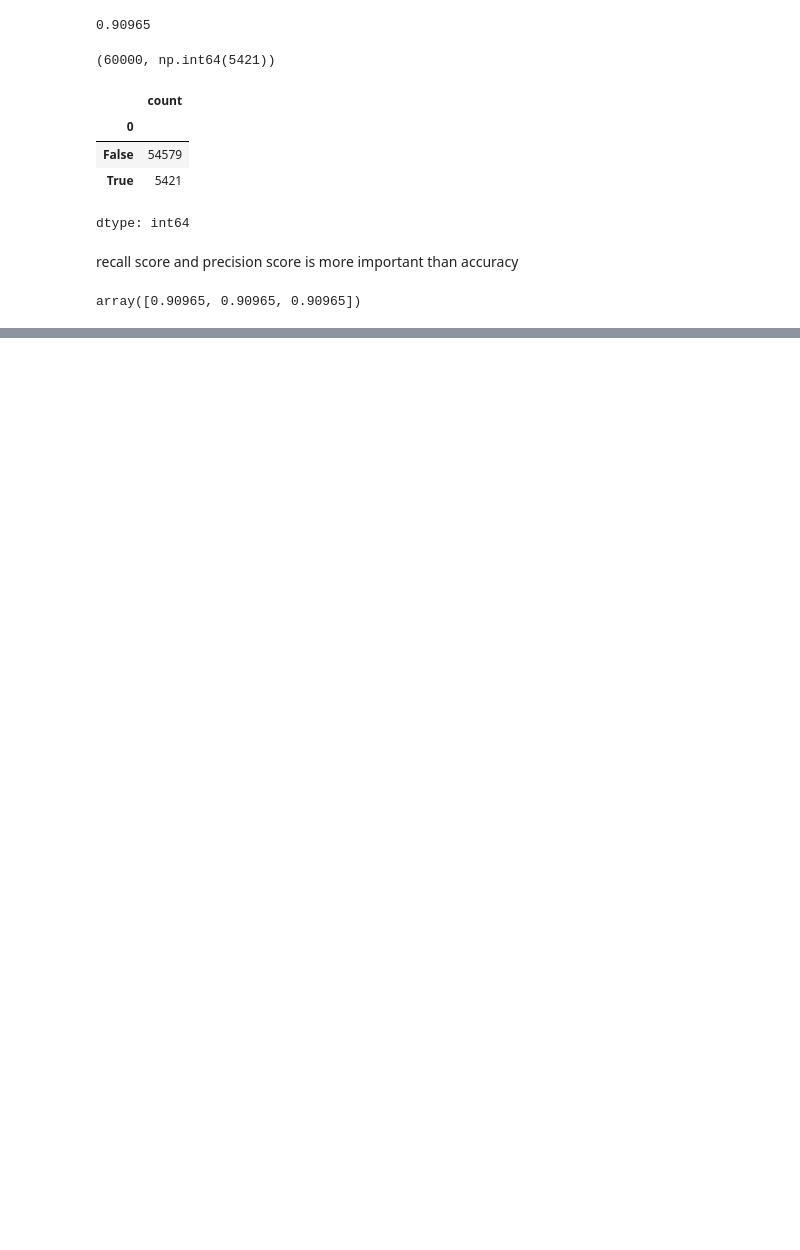
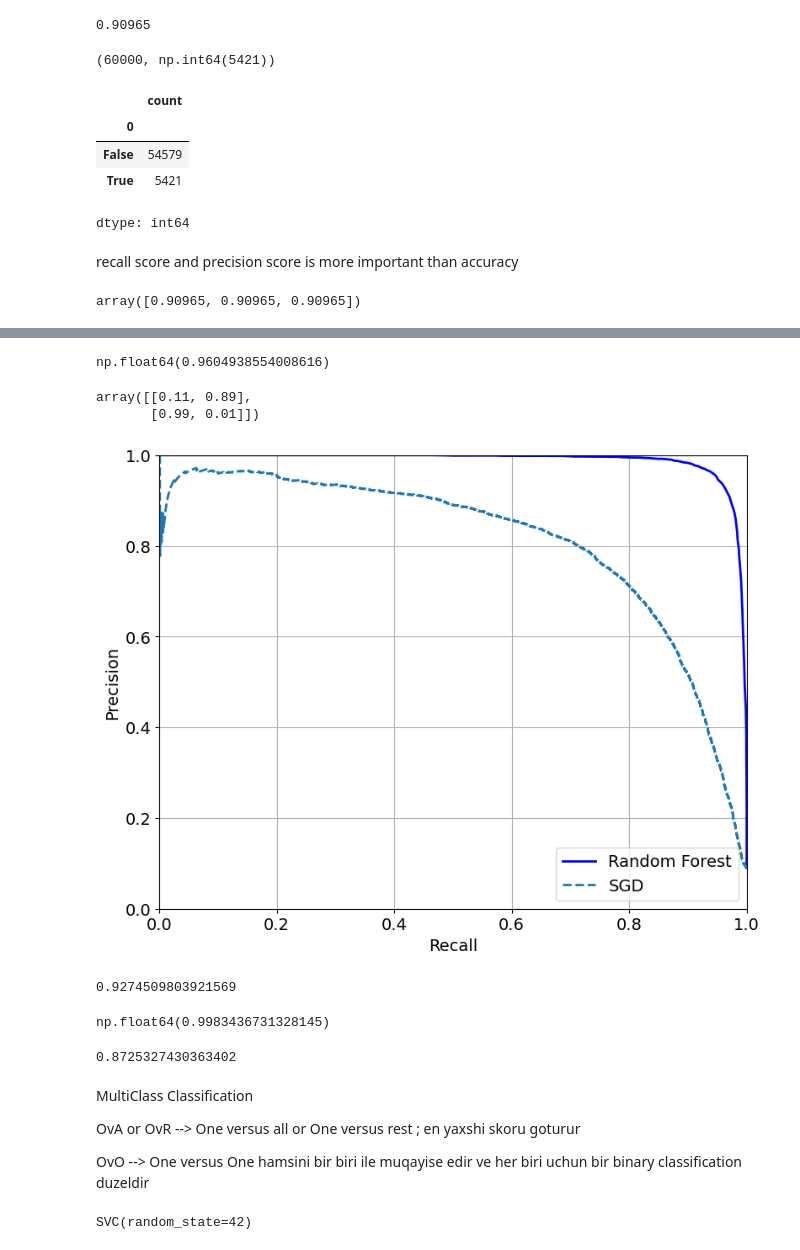
Before and after one commit to Turqan522/MachineLearning, a Jupyter notebook: Bank_Customer_Churn_Prediction.ipynb, the cells around one changed output, grey strips where cells are left out. Cells and saved outputs as stored; diff of their text form; code cells hidden in the pictures; blank space fills up the shorter version.

```diff
--- a/Bank_Customer_Churn_Prediction.ipynb
+++ b/Bank_Customer_Churn_Prediction.ipynb
@@ -855,0 +1039,56 @@ array([0.90965, 0.90965, 0.90965])
+# %%
+from sklearn.metrics import roc_auc_score # area under curve -->auc
+roc_auc_score(y_train_5,y_scores)
+# %% [output]
+np.float64(0.9604938554008616)
+# %%
+from sklearn.ensemble import RandomForestClassifier
+
+forest_clf=RandomForestClassifier(random_state=42)
+# %%
+y_probas_forest=cross_val_predict(forest_clf,X_train,y_train_5,cv=3,method='predict_proba')  #faiz gosterir(solda deyil,sagda )
+# %%
+y_probas_forest[:2] #-->ilk 2 texmini gosterir
+# %% [output]
+array([[0.11, 0.89],
+       [0.99, 0.01]])
+# %%
+y_scores_forest=y_probas_forest[:,1]
+precisions_forest,recalls_forest,tresholds_forest=precision_recall_curve(y_train_5,y_scores_forest)
+# %%
+plt.figure(figsize=(9,7))
+plt.plot(recalls_forest,precisions_forest,'b-',linewidth=2,label='Random Forest')
+plt.plot(recalls,precisions,'--',linewidth=2,label='SGD')
+plt.xlabel('Recall')
+plt.ylabel('Precision')
+plt.axis([0,1,0,1])
+plt.legend(loc='lower right')
+plt.grid()
+# %% [output]
+[figure, added]
+# %%
+y_train_pred_forest=y_probas_forest[:,1] >=0.5
+f1_score(y_train_5,y_train_pred_forest)
+# %% [output]
+0.9274509803921569
+# %%
+roc_auc_score(y_train_5,y_scores_forest)
+# %% [output]
+np.float64(0.9983436731328145)
+# %%
+recall_score(y_train_5,y_train_pred_forest)
+# %% [output]
+0.8725327430363402
+# %% [markdown]
+MultiClass Classification
+
+OvA or OvR --> One versus all or One versus rest ; en yaxshi skoru goturur
+
+OvO --> One versus One hamsini bir biri ile muqayise edir ve her biri uchun bir binary classification duzeldir
+# %%
+from sklearn.svm import SVC
+
+svm_clf =SVC(random_state=42)
+svm_clf.fit(X_train[:2000],y_train[:2000])
+# %% [output]
+SVC(random_state=42)
```
Also changed, not shown: parts of 51 cells of this notebook.
